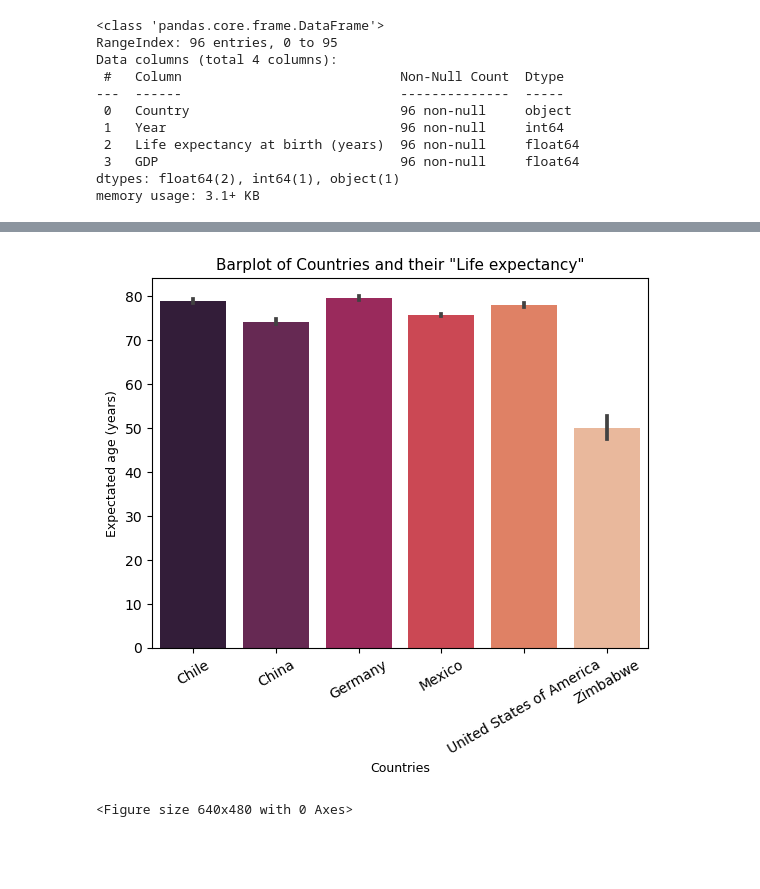
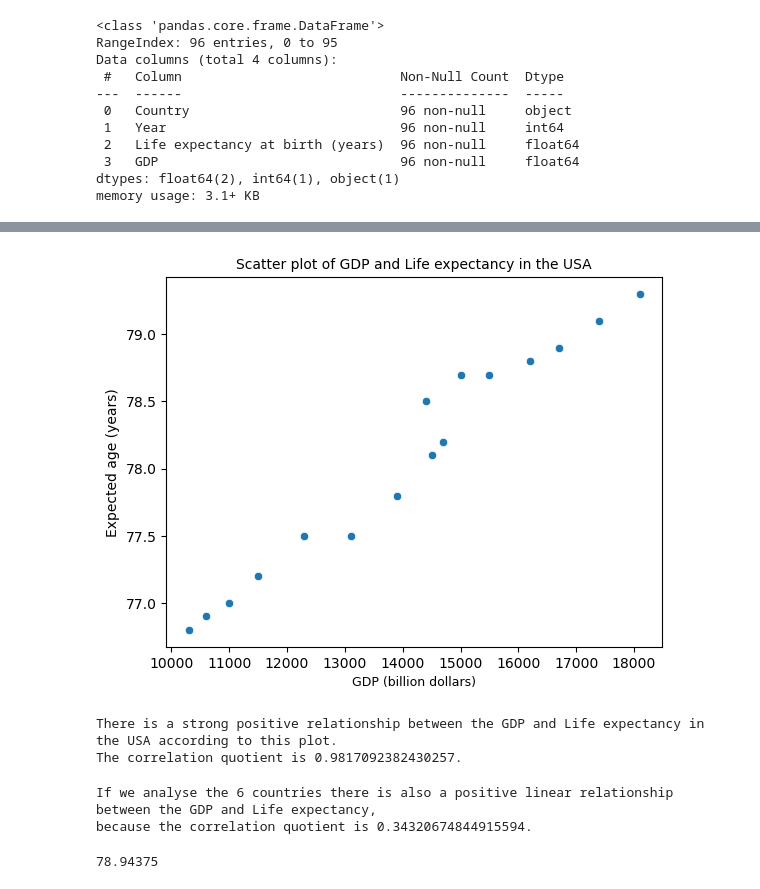
Before and after one commit to LiZoMark841619/GDP_Life_expectancy, a Jupyter notebook: Project/Life-Expectancy-and-GDP-Starter/life_expectancy_gdp.ipynb, the cells around one changed output, grey strips where cells are left out. Saved outputs shown, nothing was run; the diff lists cells and outputs as text; code cells hidden in the pictures; blank space fills up the shorter version.

```diff
--- a/Project/Life-Expectancy-and-GDP-Starter/life_expectancy_gdp.ipynb
+++ b/Project/Life-Expectancy-and-GDP-Starter/life_expectancy_gdp.ipynb
@@ -31,6 +32,8 @@ dtypes: float64(2), int64(1), object(1)
 memory usage: 3.1+ KB
 # %%
 data.columns = ['Country', 'Year', 'Life_expectancy', 'GDP']
+# %%
+data.GDP = data.GDP/1000000000
 # %%
 data.head()
 # %% [output]
@@ -43 +50,3 @@ data.head()
+# %%
+data.Country.replace('United States of America', 'USA', inplace=True)
 # %%
@@ -85,11 +130,15 @@ plt.clf()
+# %%
+filt_chile = data[data.Country == 'Chile']
+filt_china = data[data.Country == 'China']
+filt_ger = data[data.Country == 'Germany']
+filt_mex = data[data.Country == 'Mexico']
+filt_usa = data[data.Country == 'USA']
+filt_zimb = data[data.Country == 'Zimbabwe']
 # %%
-sns.barplot(x='Country', y='Life_expectancy', data=data, palette='rocket')
-plt.title('Barplot of Countries and their "Life expectancy"', fontsize=11)
-plt.xticks(rotation=30)
-plt.xlabel('Countries', fontsize=9)
-plt.ylabel('Expectated age (years)', fontsize=9)
+sns.scatterplot(x='GDP', y='Life_expectancy', data=filt_usa)
+plt.title('Scatter plot of GDP and Life expectancy in the USA', fontsize=10)
+plt.xlabel('GDP (billion dollars)', fontsize=9)
+plt.ylabel('Expected age (years)')
 plt.show()
-plt.clf()
 # %% [output]
-[figure, old version]
+[figure, new version]
-<Figure size 640x480 with 0 Axes>
@@ -95,0 +147,6 @@ plt.clf()
+# %%
+print(f'''There is a strong positive relationship between the GDP and Life expectancy in the USA according to this plot.
+The correlation quotient is {corr1}.''')
+# %% [output]
+There is a strong positive relationship between the GDP and Life expectancy in the USA according to this plot.
+The correlation quotient is 0.9817092382430257.
@@ -95,0 +155,10 @@ plt.clf()
+# %%
+print(f'''If we analyse the 6 countries there is also a positive linear relationship between the GDP and Life expectancy,
+because the correlation quotient is {corr_all}.''')
+# %% [output]
+If we analyse the 6 countries there is also a positive linear relationship between the GDP and Life expectancy,
+because the correlation quotient is 0.34320674844915594.
+# %%
+np.mean(filt_chile.Life_expectancy)
+# %% [output]
+78.94375
```
Also changed, not shown: parts of 20 cells of this notebook.
